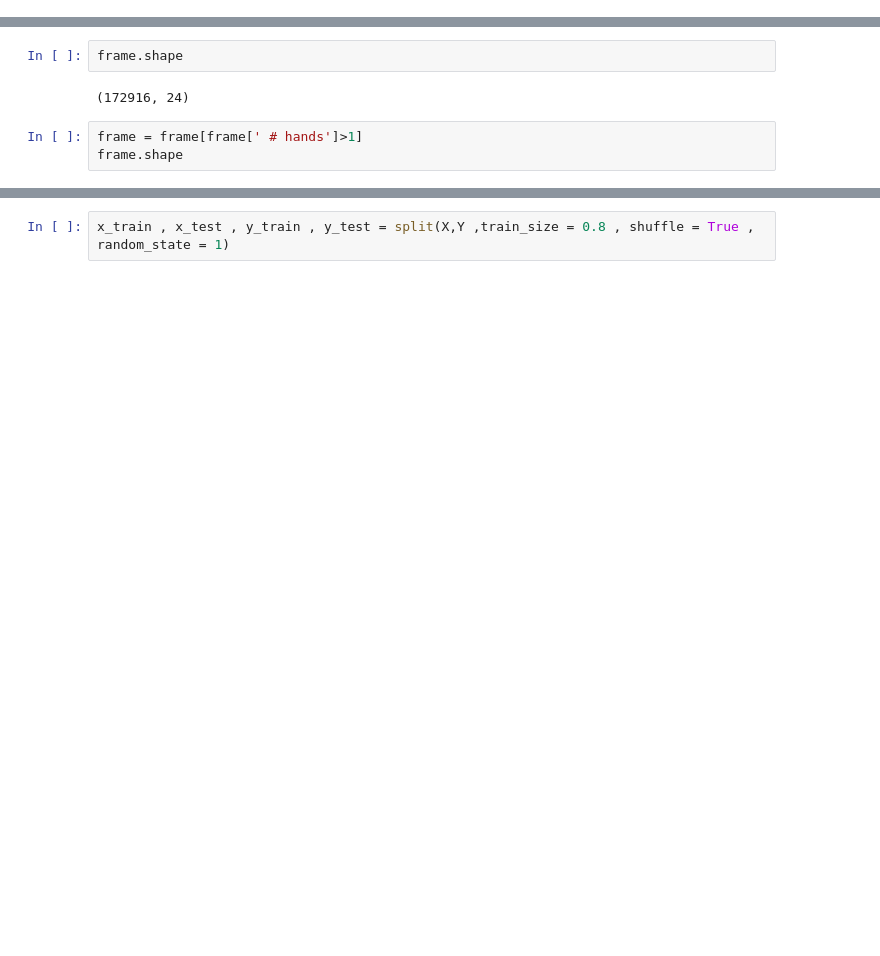
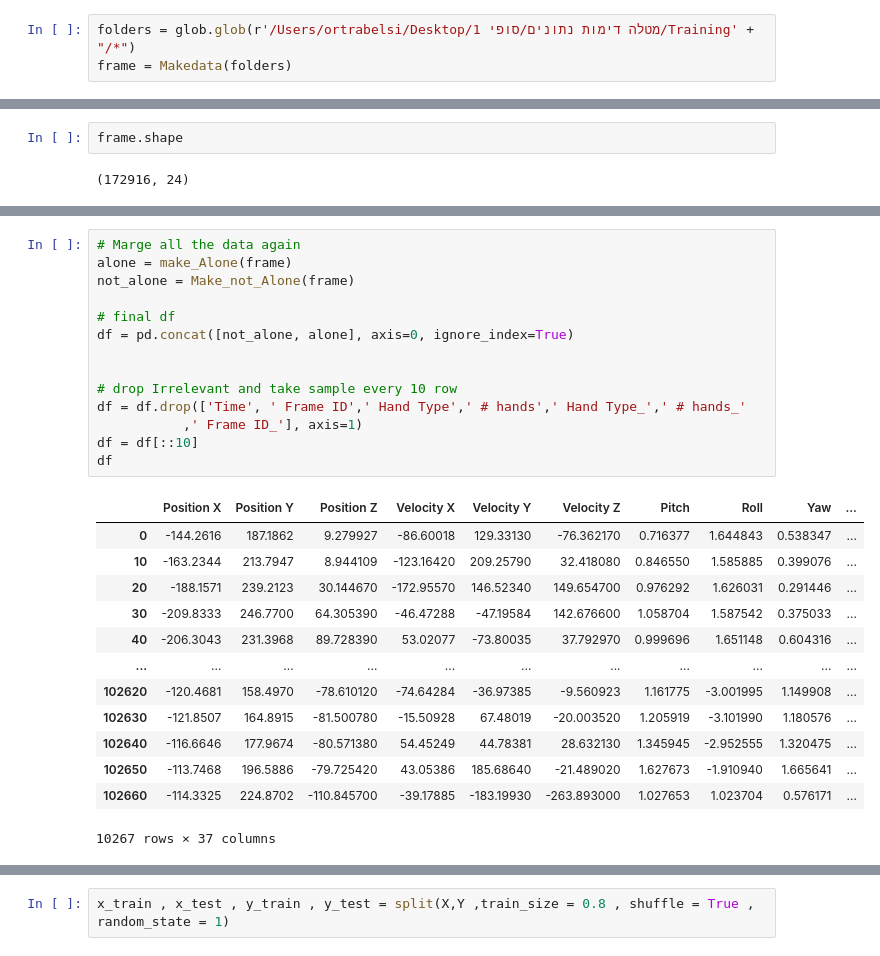
Before and after one commit to ortrsa/Data_Science_Final_Project_2, a Jupyter notebook: Notebook4.ipynb, the cells around one changed output, grey strips where cells are left out. Saved outputs shown, nothing was run; the diff lists cells and outputs as text; blank space fills up the shorter version.

```diff
--- a/Notebook4.ipynb
+++ b/Notebook4.ipynb
@@ -71,6 +74,9 @@ frame[' Hand Type'] = frame[' Hand Type'].astype(np.int)
 ### Hand Type:
 0 left
 1 right
+# %%
+folders = glob.glob(r'/Users/ortrabelsi/Desktop/מטלה דימות נתונים/סופי 1/Training' + "/*")
+frame = Makedata(folders)
 # %%
 frame.info()
 # %% [output]
@@ -132,6 +133,3 @@ g[g["Time"]>2]
 frame.shape
 # %% [output]
 (172916, 24)
-# %%
-frame = frame[frame[' # hands']>1]
-frame.shape
@@ -219,0 +189,28 @@ result.columns = ['Frame ID', 'Hand Type', '# hands', 'Position X', 'Position Y'
+# %%
+# Marge all the data again
+alone = make_Alone(frame)
+not_alone = Make_not_Alone(frame)
+
+# final df
+df = pd.concat([not_alone, alone], axis=0, ignore_index=True)
+
+
+# drop Irrelevant and take sample every 10 row
+df = df.drop(['Time', ' Frame ID',' Hand Type',' # hands',' Hand Type_',' # hands_'
+           ,' Frame ID_'], axis=1)
+df = df[::10]
+df
+# %% [output]
+|  | Position X | Position Y | Position Z | Velocity X | Velocity Y | Velocity Z | Pitch | Roll | Yaw | ... |
+| 0 | -144.2616 | 187.1862 | 9.279927 | -86.60018 | 129.33130 | -76.362170 | 0.716377 | 1.644843 | 0.538347 | ... |
+| 10 | -163.2344 | 213.7947 | 8.944109 | -123.16420 | 209.25790 | 32.418080 | 0.846550 | 1.585885 | 0.399076 | ... |
+| 20 | -188.1571 | 239.2123 | 30.144670 | -172.95570 | 146.52340 | 149.654700 | 0.976292 | 1.626031 | 0.291446 | ... |
+| 30 | -209.8333 | 246.7700 | 64.305390 | -46.47288 | -47.19584 | 142.676600 | 1.058704 | 1.587542 | 0.375033 | ... |
+| 40 | -206.3043 | 231.3968 | 89.728390 | 53.02077 | -73.80035 | 37.792970 | 0.999696 | 1.651148 | 0.604316 | ... |
+| ... | ... | ... | ... | ... | ... | ... | ... | ... | ... | ... |
+| 102620 | -120.4681 | 158.4970 | -78.610120 | -74.64284 | -36.97385 | -9.560923 | 1.161775 | -3.001995 | 1.149908 | ... |
+| 102630 | -121.8507 | 164.8915 | -81.500780 | -15.50928 | 67.48019 | -20.003520 | 1.205919 | -3.101990 | 1.180576 | ... |
+| 102640 | -116.6646 | 177.9674 | -80.571380 | 54.45249 | 44.78381 | 28.632130 | 1.345945 | -2.952555 | 1.320475 | ... |
+| 102650 | -113.7468 | 196.5886 | -79.725420 | 43.05386 | 185.68640 | -21.489020 | 1.627673 | -1.910940 | 1.665641 | ... |
+| 102660 | -114.3325 | 224.8702 | -110.845700 | -39.17885 | -183.19930 | -263.893000 | 1.027653 | 1.023704 | 0.576171 | ... |
+10267 rows × 37 columns
```
Also changed, not shown: parts of 33 cells of this notebook.
